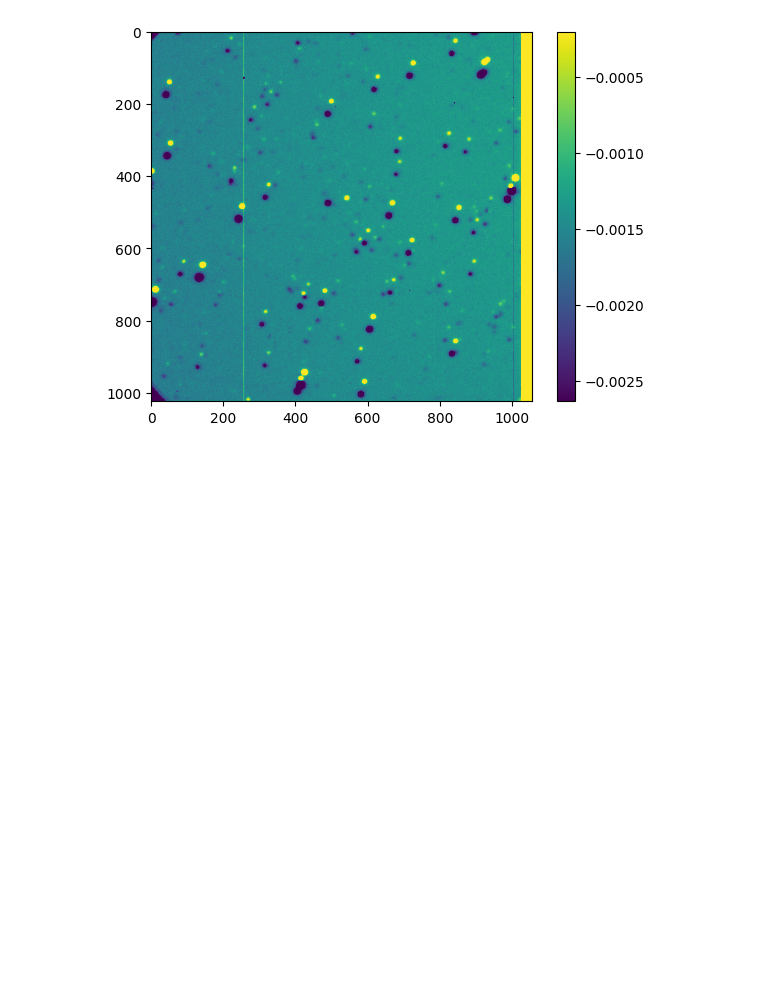
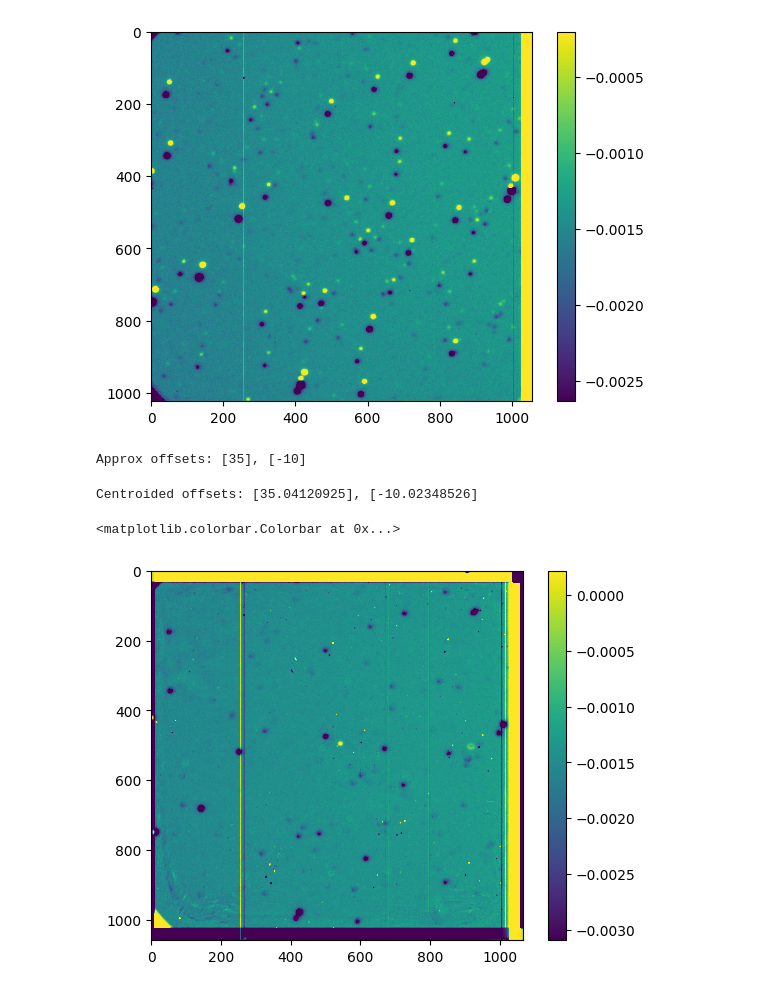
Before and after one commit to askemer/ASTR257_2024, a Jupyter notebook: student_work/adityars/pluto.ipynb, the cells around one changed output. Drawn from its saved outputs; the diff is of its cells as text; code cells hidden in the pictures; blank space fills up the shorter version.

```diff
--- a/student_work/adityars/pluto.ipynb
+++ b/student_work/adityars/pluto.ipynb
@@ -57,3 +57,35 @@ plt.colorbar()
 # %% [output]
 <matplotlib.colorbar.Colorbar at 0x...>
 [figure]
+# %%
+x0, y0 = np.where(science == np.nanmax(science[:200,:200])) # cutout size tuned by eye
+x1, y1 = np.where(science1 == np.nanmax(science1[:200,:200]))
+
+print(f"Approx offsets: {x0 - x1}, {y0 - y1}")
+# %% [output]
+Approx offsets: [35], [-10]
+# %%
+# now use photutils to centroid both these stars
+x0p, y0p = centroid_sources(science, x0, y0, centroid_func=centroid_com)
+x1p, y1p = centroid_sources(science1, x1, y1, centroid_func=centroid_com)
+
+print(f"Centroided offsets: {x0p - x1p}, {y0p - y1p}")
+# %% [output]
+Centroided offsets: [35.04120925], [-10.02348526]
+# %%
+# these are close enough to integers that we can just shift by (35, -10)
+w_offset = (x0 - x1)[0]
+h_offset = (y0 - y1)[0]
+# to do this, I'm going to embed both into a larger array and shift the night 2 ones within that
+# leaving zeros at the edges in both
+w, h = science.shape
+science0_offset = np.zeros((w + abs(w_offset), h + abs(h_offset)))
+science1_offset = np.zeros((w + abs(w_offset), h + abs(h_offset)))
+science0_offset[:w,abs(h_offset):] = science
+science1_offset[w_offset:,:h] = science1
+# %%
+view_as_ds9(science1_offset - science0_offset)
+plt.colorbar()
+# %% [output]
+<matplotlib.colorbar.Colorbar at 0x...>
+[figure, added]
```
Also changed, not shown: parts of 11 cells of this notebook, 4 other files.
